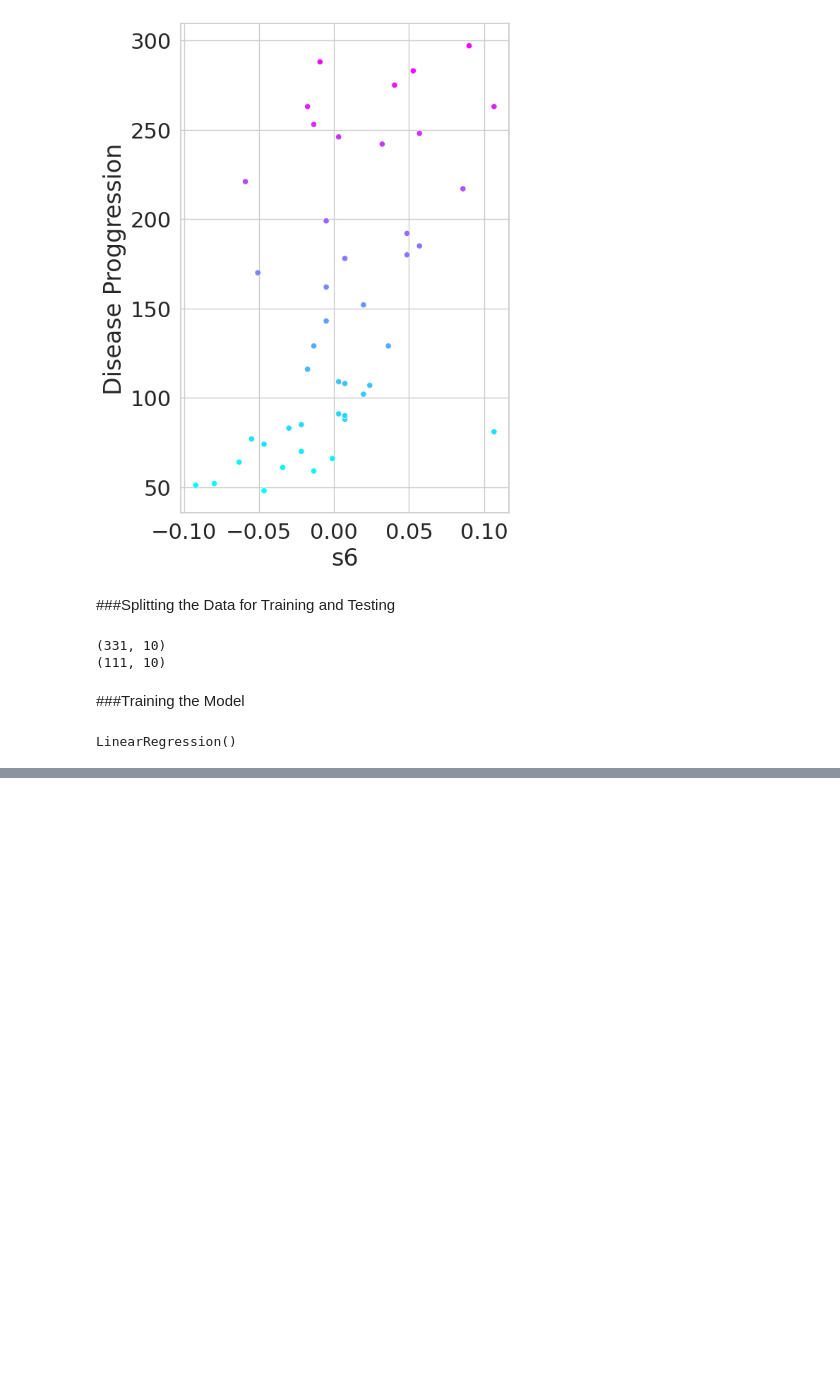
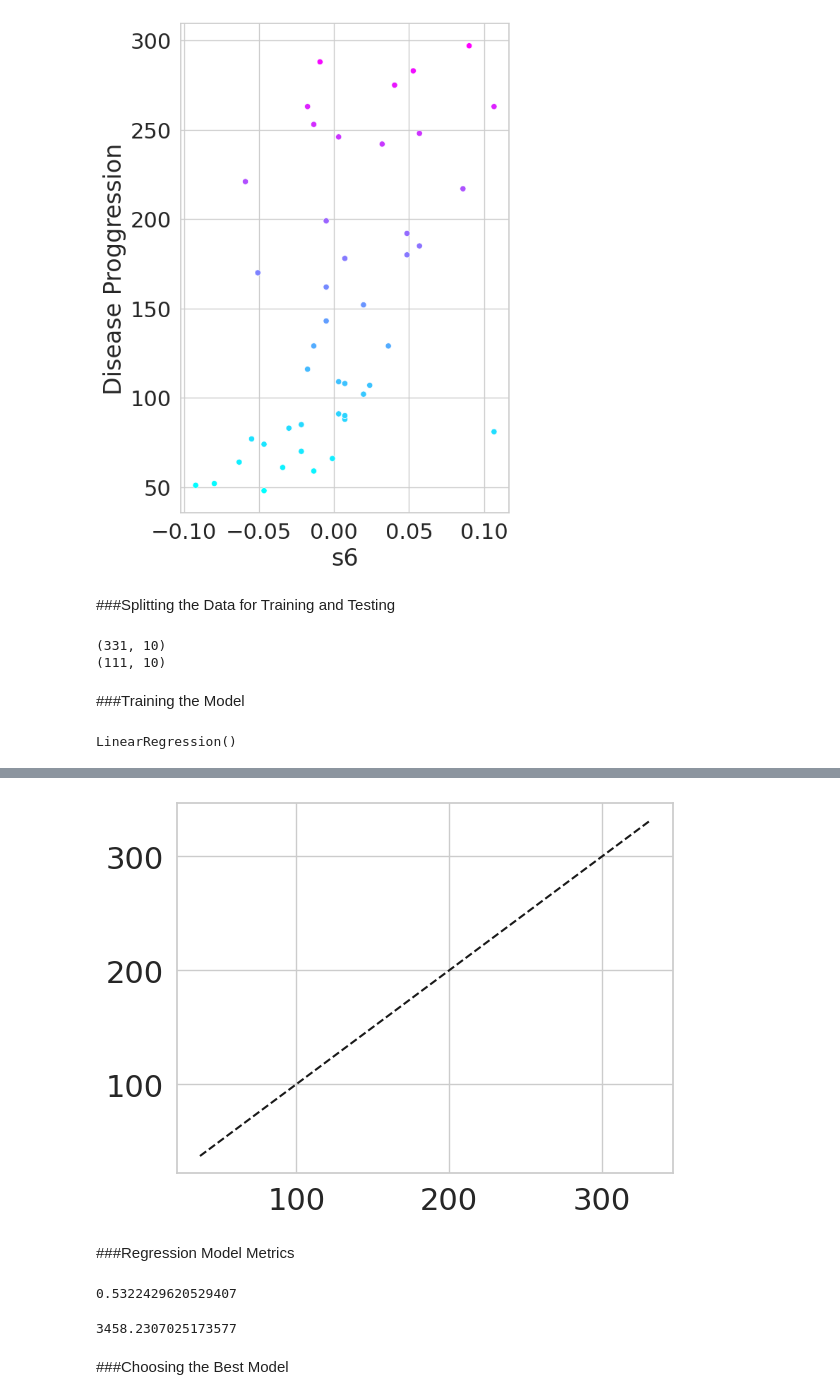
Before and after one commit to TristanDelgado/Intro-To-Machine-Learning, a Jupyter notebook: Homework2.ipynb, the cells around one changed output, grey strips where cells are left out. Drawn from its saved outputs; the diff is of its cells as text; code cells hidden in the pictures; blank space fills up the shorter version.

```diff
--- a/Homework2.ipynb
+++ b/Homework2.ipynb
@@ -144,0 +199,19 @@ LinearRegression()
+# %%
+line = plt.plot([start, end], [start, end], 'k--')
+# %% [output]
+[figure, added]
+# %% [markdown]
+###Regression Model Metrics
+# %%
+#Generating the R^2 score
+from sklearn import metrics
+metrics.r2_score(expected, predicted)
+# %% [output]
+0.5322429620529407
+# %%
+#Generating the MSE or Mean Squared Error
+metrics.mean_squared_error(expected, predicted)
+# %% [output]
+3458.2307025173577
+# %% [markdown]
+###Choosing the Best Model
```
Also changed, not shown: parts of 13 cells of this notebook.
